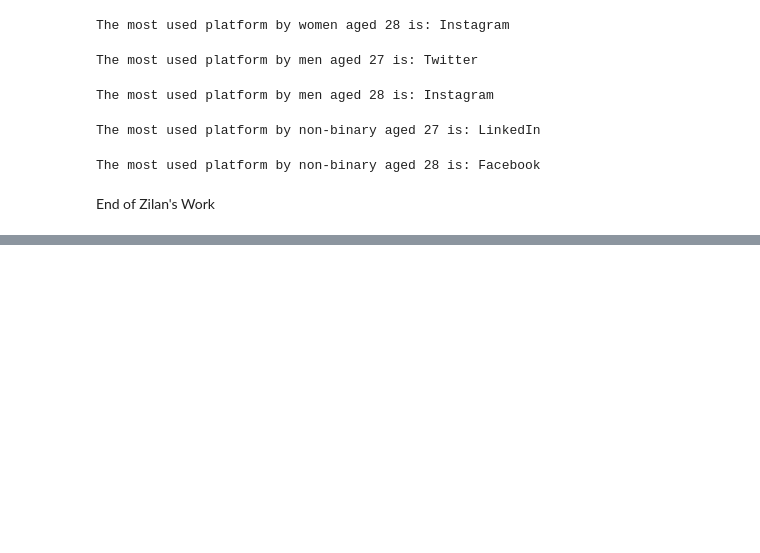
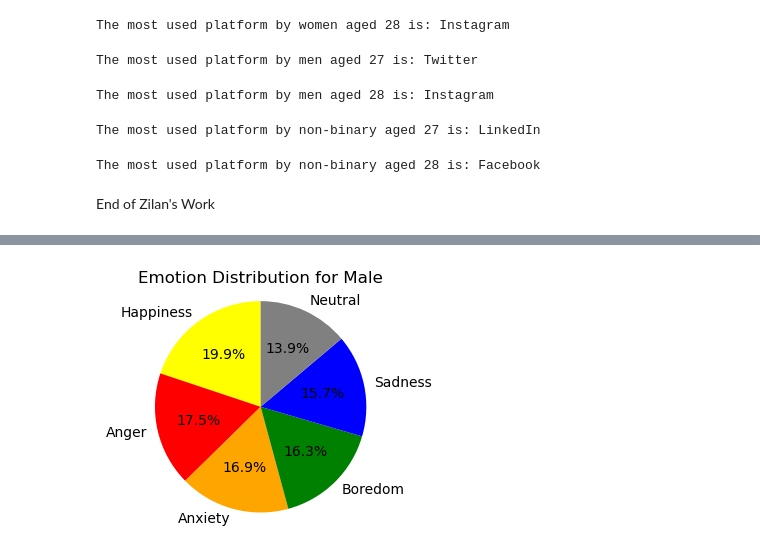
Before and after one commit to cindyd97/Analyzing-Social-Media-And-Emotions, a Jupyter notebook: Final Project/Final_Analysis.ipynb, the cells around one changed output, grey strips where cells are left out. Saved outputs shown, nothing was run; the diff lists cells and outputs as text; code cells hidden in the pictures; blank space fills up the shorter version.

```diff
--- a/Final Project/Final_Analysis.ipynb
+++ b/Final Project/Final_Analysis.ipynb
@@ -870,0 +933,16 @@ End of Zilan's Work
+# %%
+# Male
+jen_male_data = jen_1[jen_1['Gender'] == 'Male']['Dominant_Emotion'].value_counts()
+plt.figure(figsize=(3, 3))
+plt.pie(
+    jen_male_data,
+    labels=jen_male_data.index,
+    colors=[emotion_colors.get(emotion, 'grey') for emotion in jen_male_data.index],
+    autopct='%1.1f%%',
+    startangle=90
+)
+plt.title('Emotion Distribution for Male')
+plt.axis('equal')
+plt.show()
+# %% [output]
+[figure, added]
```
Also changed, not shown: parts of 25 cells of this notebook, 7 other files.
